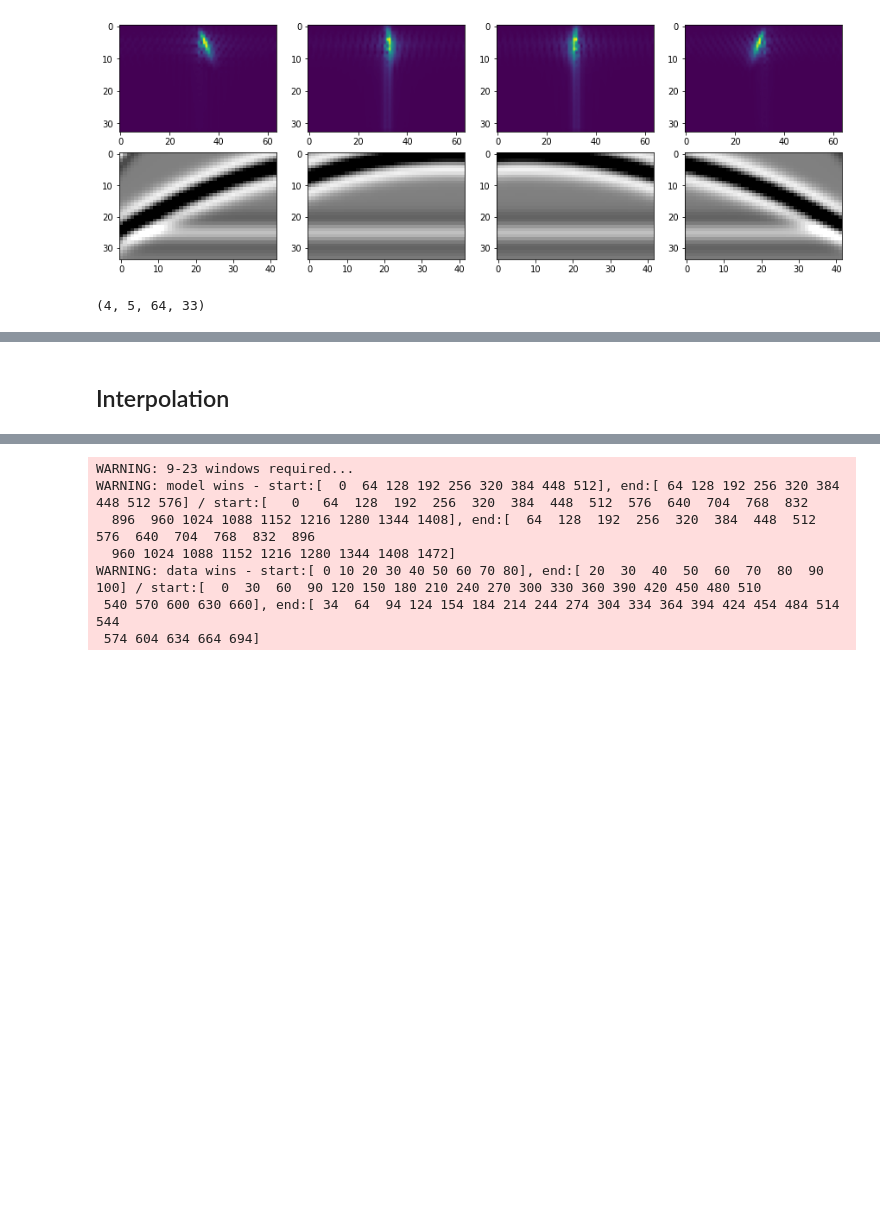
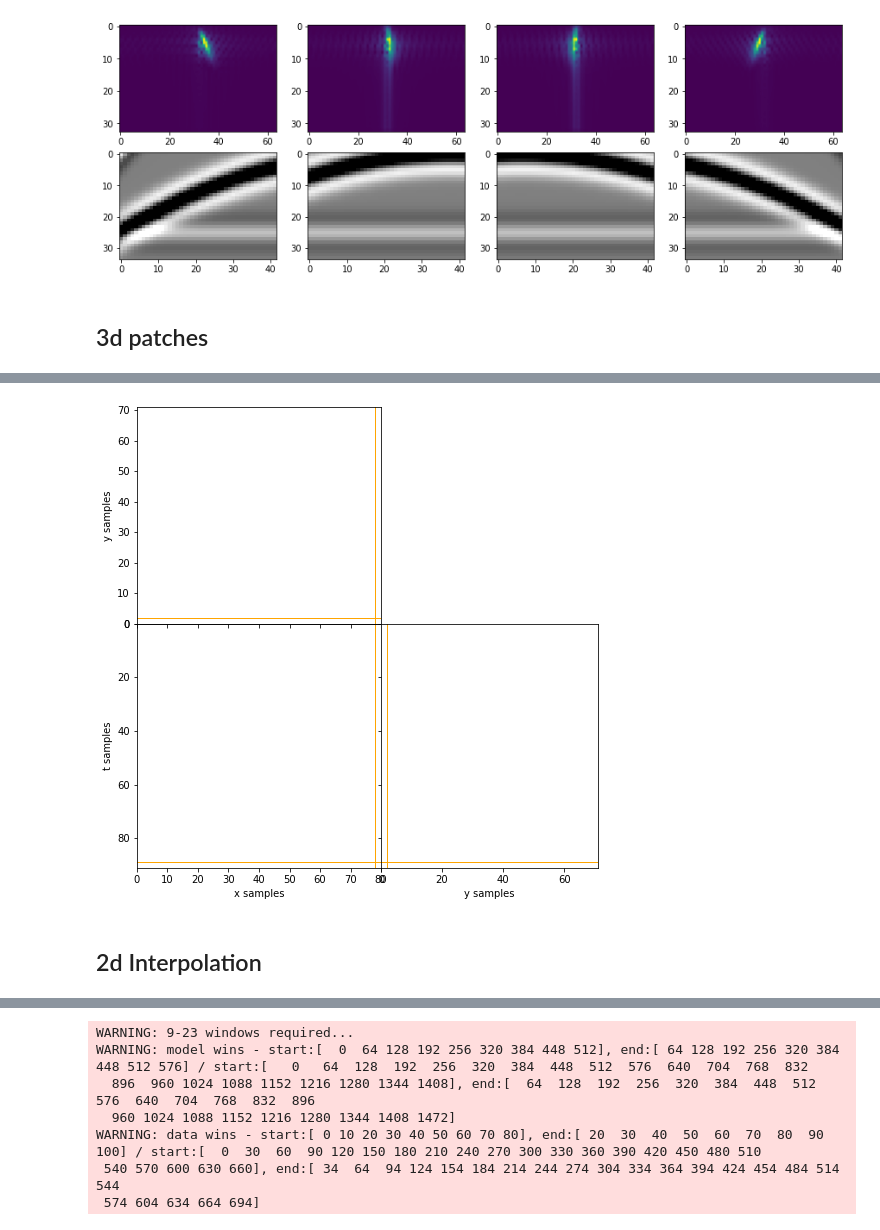
Before and after one commit to PyLops/pylops_notebooks, a Jupyter notebook: developement/Patching.ipynb, the cells around one changed output, grey strips where cells are left out. Cells and saved outputs as stored; diff of their text form; code cells hidden in the pictures; blank space fills up the shorter version.

Commit message:
Ready for v2 (Patching)

```diff
--- a/developement/Patching.ipynb
+++ b/developement/Patching.ipynb
@@ -552,7 +551,26 @@ for i in range(4):
     axs[1][i].axis('tight');
 # %% [output]
 [figure]
-# %%
-Sop.dims
-# %% [output]
-(4, 5, 64, 33)
+# %% [markdown]
+## 3d patches
+# %%
+ny, nx, nt = 91, 80, 71
+data = np.ones((ny, nx, nt))
+
+dimsd = data.shape
+nwin = (21, 10, 7)
+nover = (7, 5, 3)
+nwins = (6, 15, 17)
+dims = (nwins[0]*nwin[0], nwins[1]*nwin[1], nwins[2]*nwin[2])
+
+Op = Identity(nwin[0]*nwin[1]*nwin[2], nwin[0]*nwin[1]*nwin[2])
+Sop = Patch3D(Op.H, dims, dimsd, nwin, nover, nwin,
+              tapertype=None, design=True)
+S1op = Patch3D(Op.H, dims, dimsd, nwin, nover, nwin,
+              tapertype='cosine', design=True)
+
+y = S1op * np.ones(Sop.shape[1])
+y = y.reshape(dimsd[0], dimsd[1], dimsd[2])
+
+explode_volume(y, t=ny-2, x=nx-2, y=2)
+# %% [output]
@@ -559,5 +583,6 @@ Sop.dims
+[figure, added]
 # %% [markdown]
-## Interpolation
+## 2d Interpolation
 # %%
 inputfile = '../../pylops/testdata/marchenko/input.npz'
 inputdata = np.load(inputfile)
```
Also changed, not shown: parts of 12 cells of this notebook.
